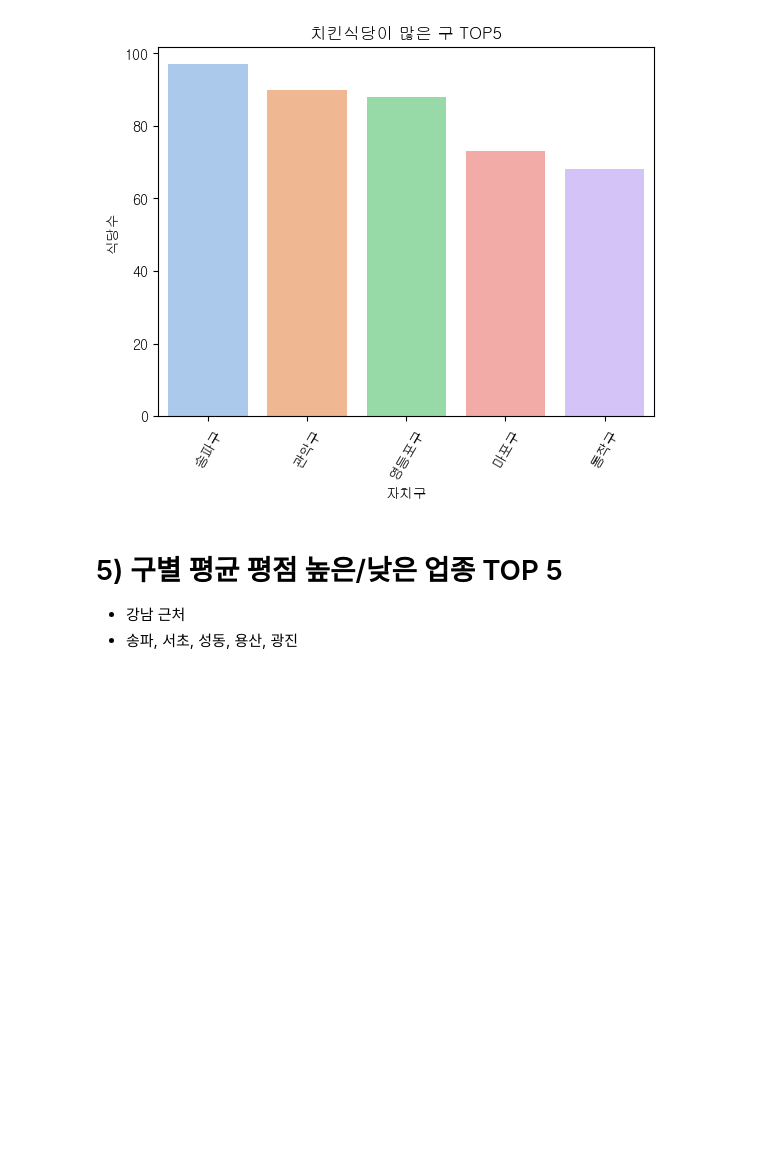
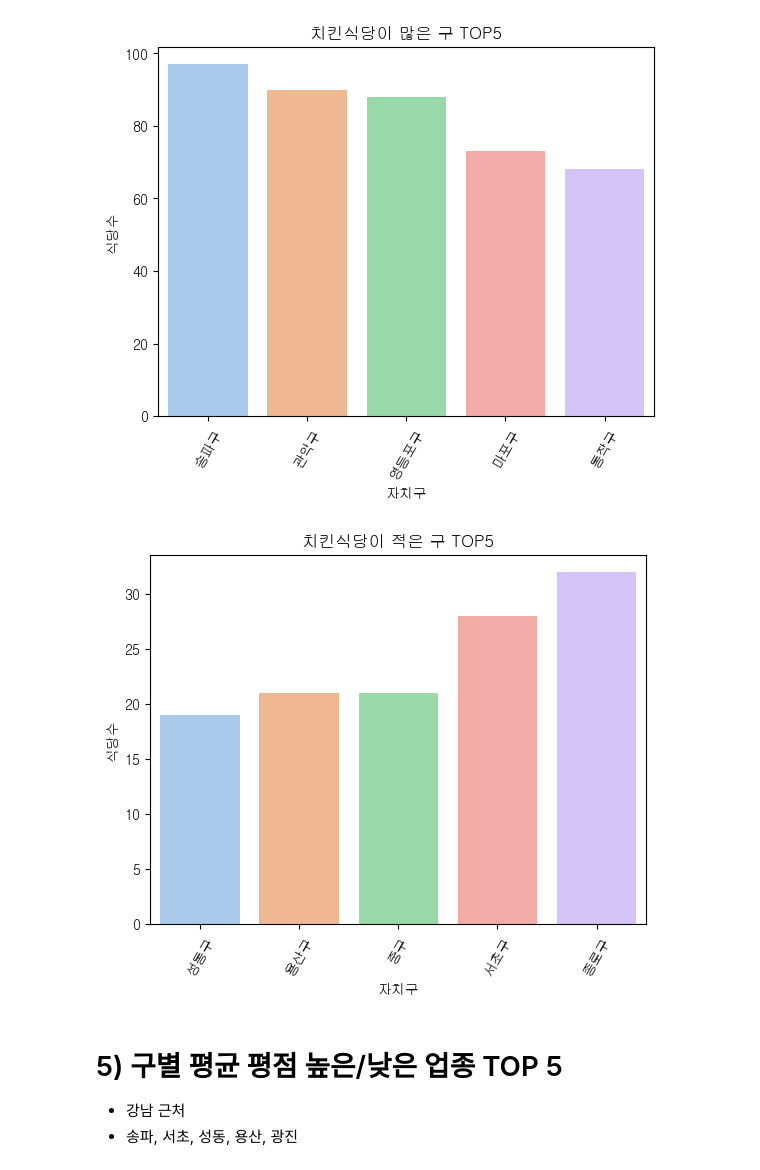
Before and after one commit to sangchun1/sales_project, a Jupyter notebook: data_analysis/seoul_delievery_analysis_barchart.ipynb, the cells around one changed output. Drawn from its saved outputs; the diff is of its cells as text; code cells hidden in the pictures; blank space fills up the shorter version.

```diff
--- a/data_analysis/seoul_delievery_analysis_barchart.ipynb
+++ b/data_analysis/seoul_delievery_analysis_barchart.ipynb
@@ -829,7 +829,7 @@ plt.savefig('./BarChart/강남인근 구 업종 TOP5.png')
 * 치킨
 # %%
 # 데이터 불러오기
-df_food = pd.read_csv('./csv/place_location(full).csv')
+df_food = pd.read_csv('D:/박상춘/프로젝트/sales_project/data_preprocessing/csv/place_location(full).csv')
 # %%
 # 필요없는 컬럼 제거
 df_food.drop(['place_name', 'address', 'lat', 'lng'], axis=1, inplace=True)
@@ -873,6 +873,14 @@ sns.barplot(x='자치구',y='식당수',data=df_food_c.head(5)).set(title='치
 plt.savefig('./BarChart/치킨식당이 많은 구 TOP5.png')
 # %% [output]
 [figure]
+# %%
+df_food_c = df_food_c.sort_values(by=['식당수']).set_index([pd.Index(range(1, 26))]).head(5)
+# %%
+plt.xticks(rotation=60)
+sns.barplot(x='자치구',y='식당수',data=df_food_c.head(5)).set(title='치킨식당이 적은 구 TOP5')
+plt.savefig('./plot/BarChart/치킨식당이 적은 구 TOP5.png')
+# %% [output]
+[figure, added]
 # %% [markdown]
 # 5) 구별 평균 평점 높은/낮은 업종 TOP 5
 * 강남 근처
```
Also changed, not shown: parts of 3 cells of this notebook, 6 other files.
